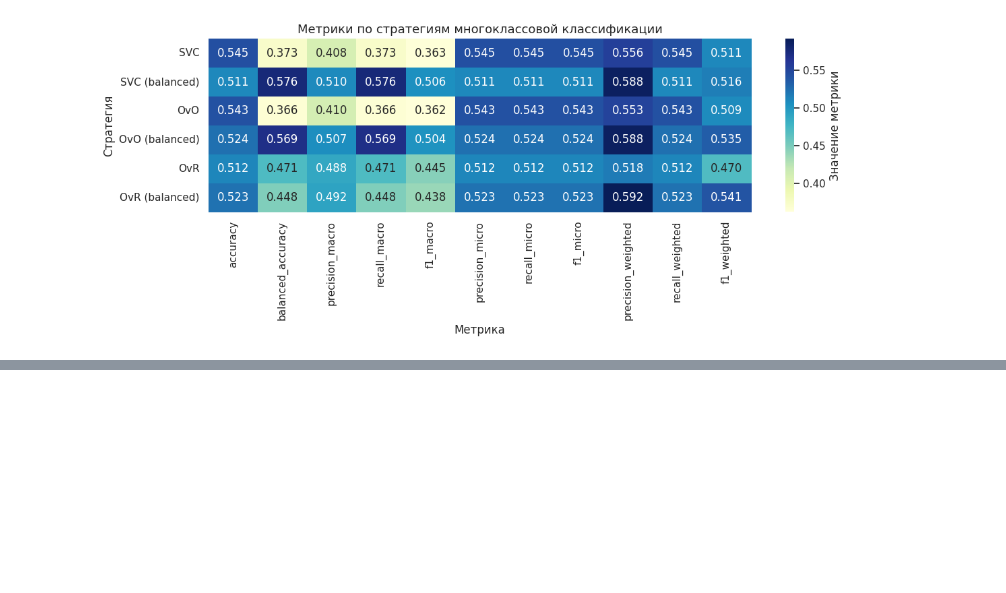
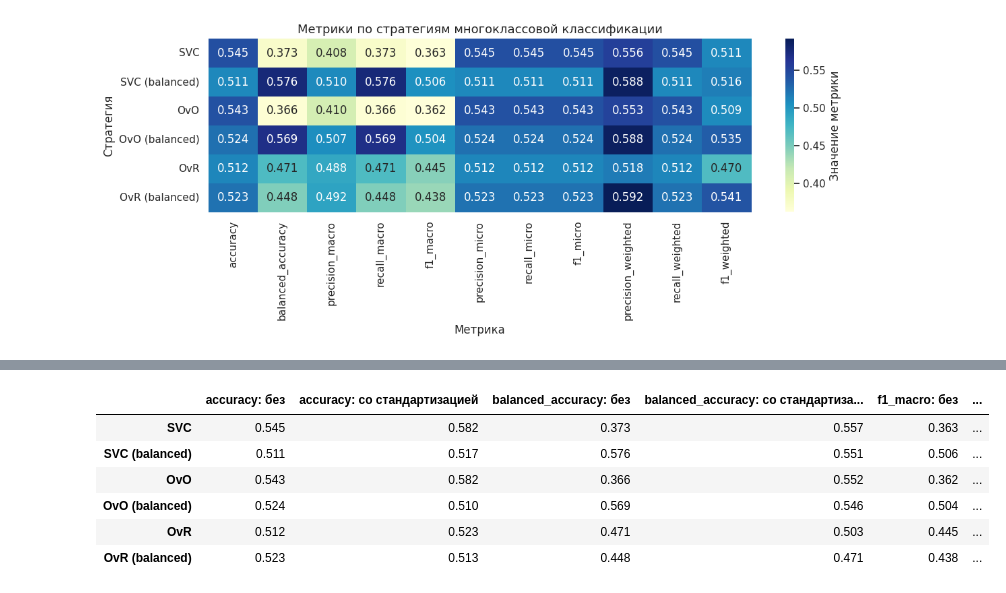
Before and after one commit to evgpat/ml_basics_course, a Jupyter notebook: lesson_06/06_Семинар_Многоклассовая_классификация.ipynb, the cells around one changed output, grey strips where cells are left out. Cells and saved outputs as stored; diff of their text form; code cells hidden in the pictures; blank space fills up the shorter version.

```diff
--- a/lesson_06/06_Семинар_Многоклассовая_классификация.ipynb
+++ b/lesson_06/06_Семинар_Многоклассовая_классификация.ipynb
@@ -566,0 +689,43 @@ Accuracy (общая точность) действительно снизила
+# %%
+from sklearn.pipeline import make_pipeline
+from sklearn.preprocessing import StandardScaler
+
+cv = RepeatedStratifiedKFold(n_splits=3, n_repeats=5, random_state=0)
+
+# те же модели, что на этапах I и II, но перед SVM стоит стандартизация
+cv_results_svm_scaled = cross_validate(make_pipeline(StandardScaler(), svm), X, y, cv=cv, n_jobs=3, scoring=scoring)
+cv_results_ovo_scaled = cross_validate(make_pipeline(StandardScaler(), ovo_svm), X, y, cv=cv, n_jobs=3, scoring=scoring)
+cv_results_ovr_scaled = cross_validate(make_pipeline(StandardScaler(), ovr_svm), X, y, cv=cv, n_jobs=3, scoring=scoring)
+
+cv_results_svm_scaled_balanced = cross_validate(make_pipeline(StandardScaler(), svm_balanced), X, y, cv=cv, n_jobs=3, scoring=scoring)
+cv_results_ovo_scaled_balanced = cross_validate(make_pipeline(StandardScaler(), ovo_svm_balanced), X, y, cv=cv, n_jobs=3, scoring=scoring)
+cv_results_ovr_scaled_balanced = cross_validate(make_pipeline(StandardScaler(), ovr_svm_balanced), X, y, cv=cv, n_jobs=3, scoring=scoring)
+# %%
+# сравнение без стандартизации и со стандартизацией (среднее по 15 фолдам)
+pairs = {
+    "SVC":             (cv_results_svm,           cv_results_svm_scaled),
+    "SVC (balanced)":  (cv_results_svm_balanced,  cv_results_svm_scaled_balanced),
+    "OvO":             (cv_results_ovo,           cv_results_ovo_scaled),
+    "OvO (balanced)":  (cv_results_ovo_balanced,  cv_results_ovo_scaled_balanced),
+    "OvR":             (cv_results_ovr,           cv_results_ovr_scaled),
+    "OvR (balanced)":  (cv_results_ovr_balanced,  cv_results_ovr_scaled_balanced),
+}
+
+cmp_scaling = pd.DataFrame({
+    name: {
+        f"{m}: {tag}": res[f"test_{m}"].mean()
+        for m in main_metrics
+        for tag, res in zip(["без", "со стандартизацией"], pair)
+    }
+    for name, pair in pairs.items()
+}).T.round(3)
+
+cmp_scaling
+# %% [output]
+|  | accuracy: без | accuracy: со стандартизацией | balanced_accuracy: без | balanced_accuracy: со стандартиза... | f1_macro: без | ... |
+| SVC | 0.545 | 0.582 | 0.373 | 0.557 | 0.363 | ... |
+| SVC (balanced) | 0.511 | 0.517 | 0.576 | 0.551 | 0.506 | ... |
+| OvO | 0.543 | 0.582 | 0.366 | 0.552 | 0.362 | ... |
+| OvO (balanced) | 0.524 | 0.510 | 0.569 | 0.546 | 0.504 | ... |
+| OvR | 0.512 | 0.523 | 0.471 | 0.503 | 0.445 | ... |
+| OvR (balanced) | 0.523 | 0.513 | 0.448 | 0.471 | 0.438 | ... |
```
Also changed, not shown: parts of 39 cells of this notebook, 2 other files.
